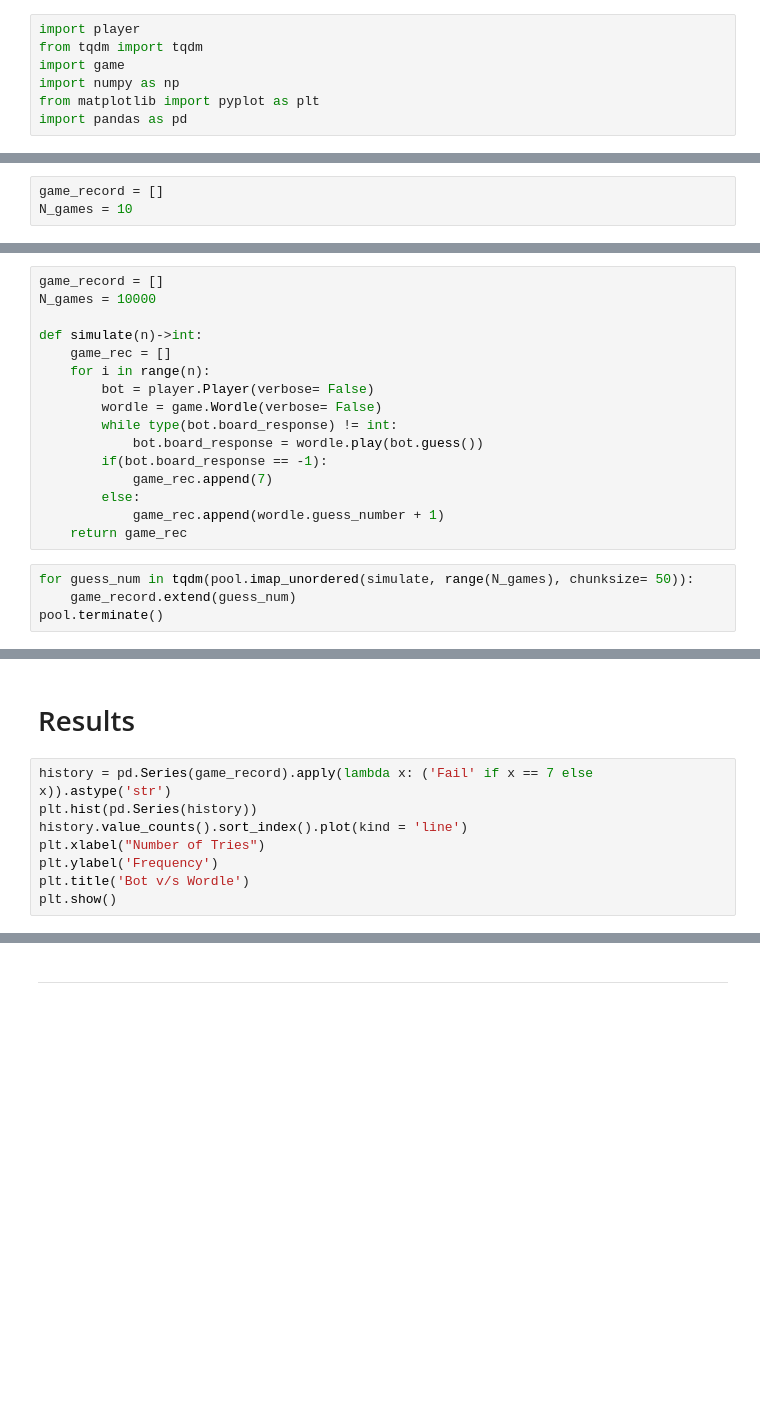
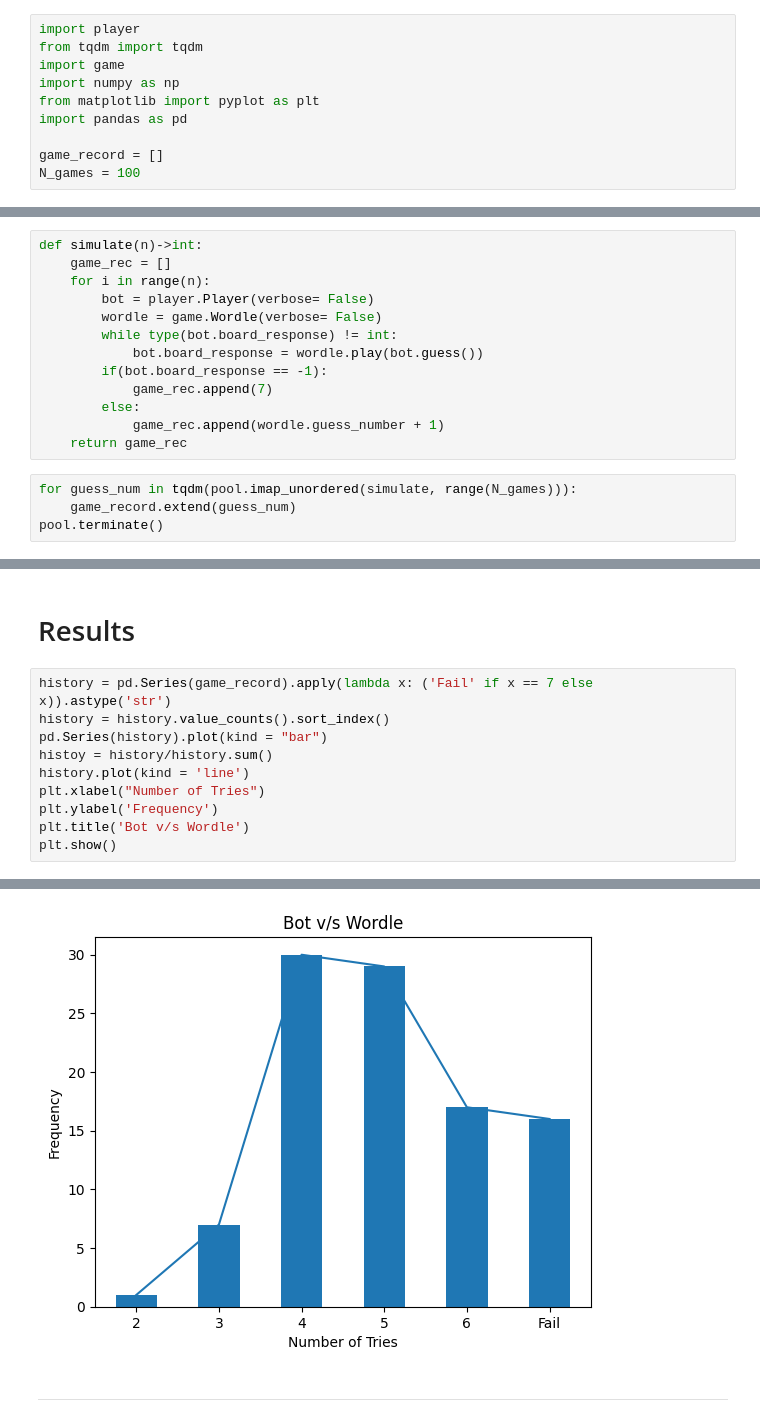
Before and after one commit to rohitashwachaks/wordle-solver, a Jupyter notebook: wordle.ipynb, the cells around one changed output, grey strips where cells are left out. Drawn from its saved outputs; the diff is of its cells as text; blank space fills up the shorter version.

```diff
--- a/wordle.ipynb
+++ b/wordle.ipynb
@@ -18,11 +18,11 @@ import game
 import numpy as np
 from matplotlib import pyplot as plt
 import pandas as pd
+
+game_record = []
+N_games = 100
 # %% [markdown]
 ### Serialised
-# %%
-game_record = []
-N_games = 10
 # %%
 for game_count in tqdm(range(N_games)):
     bot = player.Player(verbose= False)
@@ -47,9 +47,6 @@ pool = multiprocess.Pool(os.cpu_count()//2)
 # %% [output]
 8
 # %%
-game_record = []
-N_games = 10000
-
 def simulate(n)->int:
     game_rec = []
     for i in range(n):
@@ -63,6 +60,6 @@ def simulate(n)->int:
             game_rec.append(wordle.guess_number + 1)
     return game_rec
 # %%
-for guess_num in tqdm(pool.imap_unordered(simulate, range(N_games), chunksize= 50)):
+for guess_num in tqdm(pool.imap_unordered(simulate, range(N_games))):
     game_record.extend(guess_num)
 pool.terminate()
@@ -70,8 +86,10 @@ pool.terminate()
 # Results
 # %%
 history = pd.Series(game_record).apply(lambda x: ('Fail' if x == 7 else x)).astype('str')
-plt.hist(pd.Series(history))
-history.value_counts().sort_index().plot(kind = 'line')
+history = history.value_counts().sort_index()
+pd.Series(history).plot(kind = "bar")
+histoy = history/history.sum()
+history.plot(kind = 'line')
 plt.xlabel("Number of Tries")
 plt.ylabel('Frequency')
 plt.title('Bot v/s Wordle')
@@ -81,2 +98,3 @@ NameError: name 'pd' is not defined
+[figure, added]
 # %% [markdown]
 ***
```
Also changed, not shown: parts of 2 cells of this notebook.
